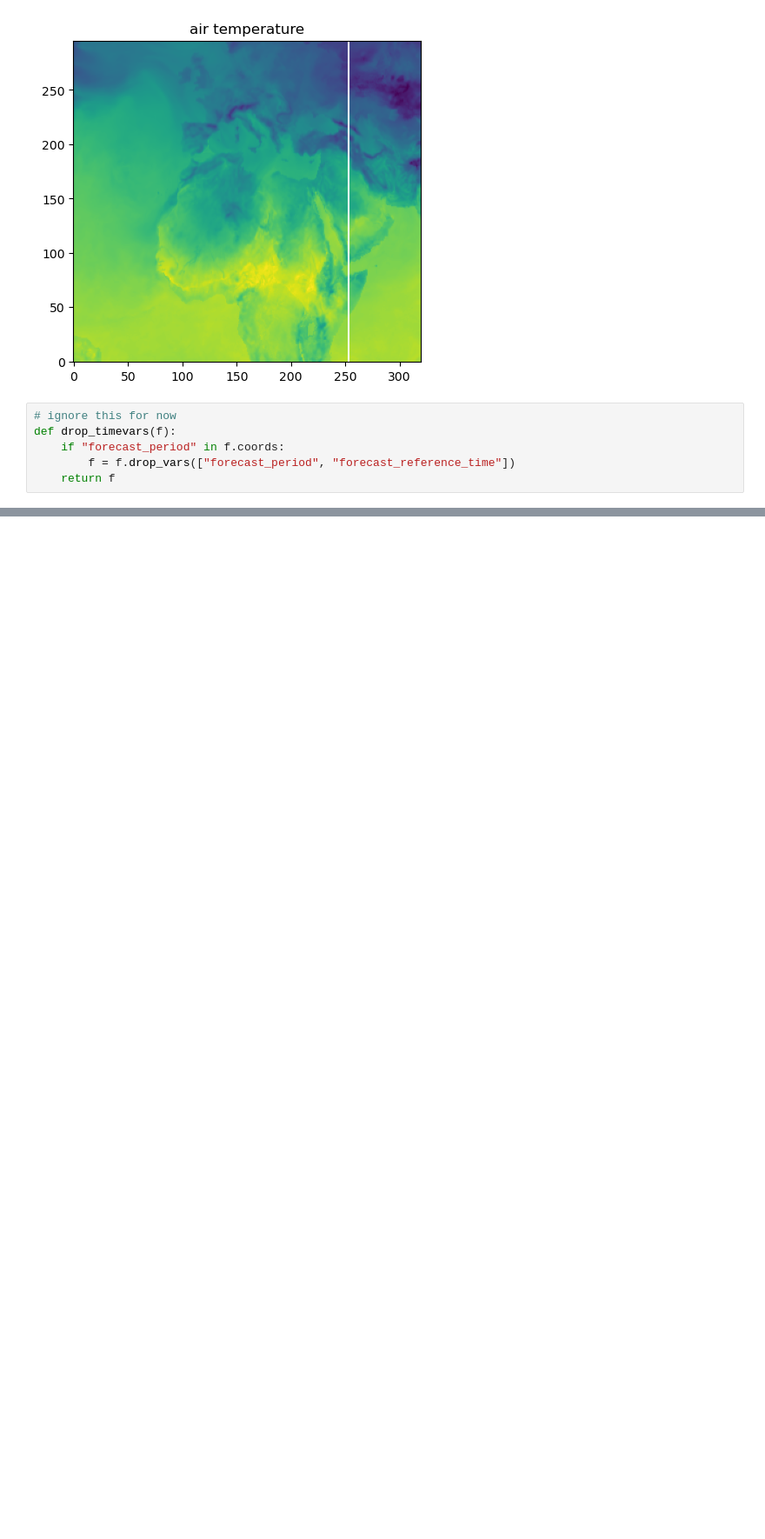
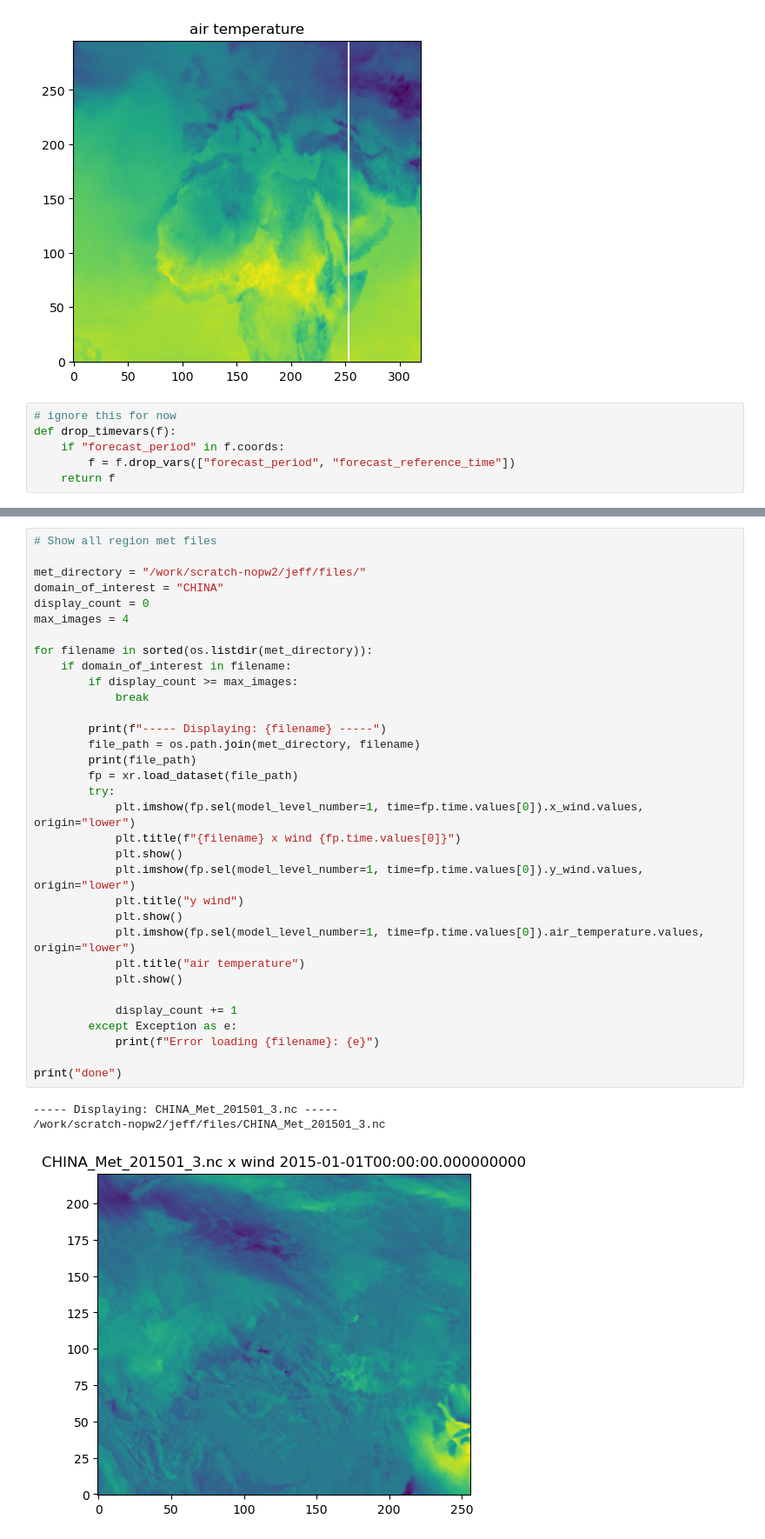
Before and after one commit to elenafillo/extract_iris_met, a Jupyter notebook: exploring_met_data.ipynb, the cells around one changed output, grey strips where cells are left out. Shown at 87% size. Cells and saved outputs as stored; diff of their text form; blank space fills up the shorter version.

```diff
--- a/exploring_met_data.ipynb
+++ b/exploring_met_data.ipynb
@@ -260,0 +272,37 @@ def drop_timevars(f):
+# %%
+# Show all region met files
+
+met_directory = "/work/scratch-nopw2/jeff/files/"
+domain_of_interest = "CHINA"
+display_count = 0
+max_images = 4
+
+for filename in sorted(os.listdir(met_directory)):
+    if domain_of_interest in filename:
+        if display_count >= max_images:
+            break
+
+        print(f"----- Displaying: {filename} -----")
+        file_path = os.path.join(met_directory, filename)
+        print(file_path)
+        fp = xr.load_dataset(file_path)
+        try:
+            plt.imshow(fp.sel(model_level_number=1, time=fp.time.values[0]).x_wind.values, origin="lower")
+            plt.title(f"{filename} x wind {fp.time.values[0]}")
+            plt.show()
+            plt.imshow(fp.sel(model_level_number=1, time=fp.time.values[0]).y_wind.values, origin="lower")
+            plt.title("y wind")
+            plt.show()
+            plt.imshow(fp.sel(model_level_number=1, time=fp.time.values[0]).air_temperature.values, origin="lower")
+            plt.title("air temperature")
+            plt.show()
+
+            display_count += 1
+        except Exception as e:
+            print(f"Error loading {filename}: {e}")
+
+print("done")
+# %% [output]
+----- Displaying: CHINA_Met_201501_3.nc -----
+/work/scratch-nopw2/jeff/files/CHINA_Met_201501_3.nc
+[figure, added]
```
Also changed, not shown: parts of 12 cells of this notebook.
